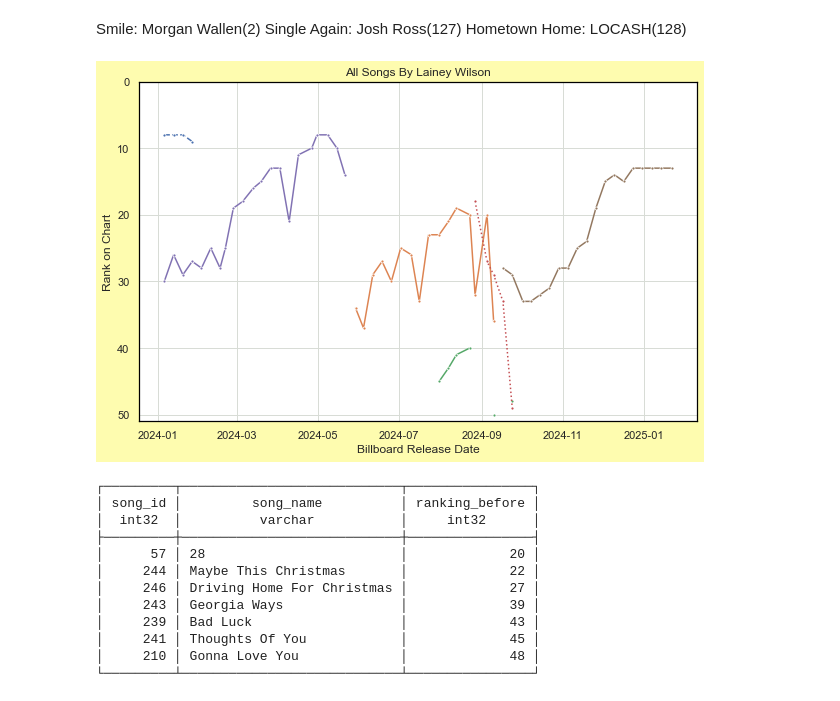
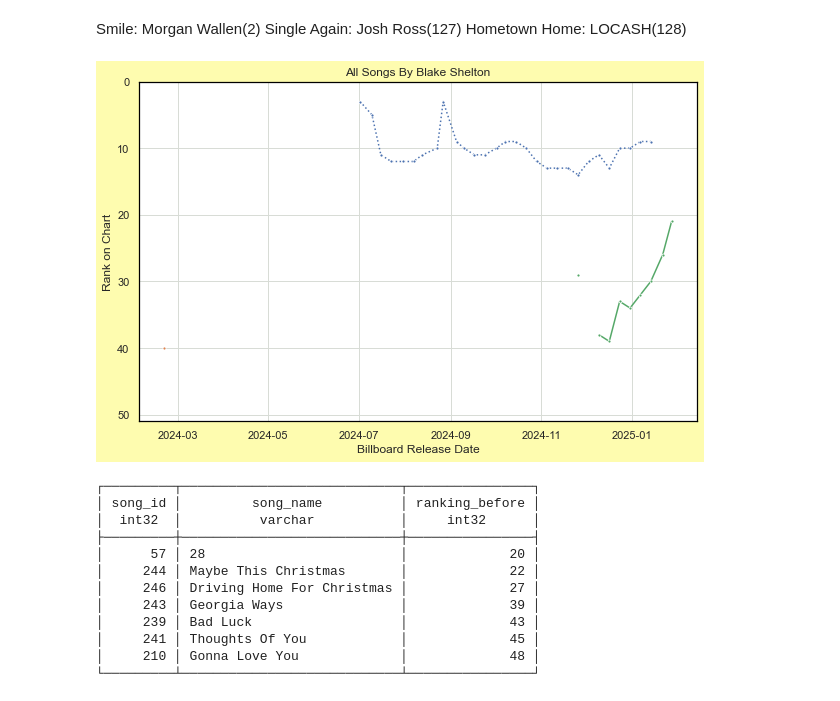
Before and after one commit to jwmanahan/billboard, a Jupyter notebook: add_new_week.ipynb, the cells around one changed output. Saved outputs shown, nothing was run; the diff lists cells and outputs as text; code cells hidden in the pictures.

```diff
--- a/add_new_week.ipynb
+++ b/add_new_week.ipynb
@@ -765,7 +801,7 @@ Hometown Home: LOCASH(128)
 # %%
 # For now, manual artist name selection
 # TODO: Create charts for every artist on this week's chart at once
-artist_name = 'Lainey Wilson'
+artist_name = 'Blake Shelton'
 
 df_weeks_this_artist = df_weeks_for_artist.query(
     f"artist_name == '{artist_name}'"
@@ -776,34 +812,34 @@ df_weeks_this_artist = df_weeks_for_artist.query(
 #     this_artist_id = input("Please input artist ID for differentiation")
 #     df_weeks_this_artist[
 #         df_weeks_this_artist[artist_id] == this_artist_id
 #     ]
 
 for _, row in df_weeks_this_artist.pivot( # TODO no pivot to support legend in char 'song_name'
     index = 'song_id'
     , columns = 'billboard_observation_date' #TODO: weeks ago
     , values = 'billboard_rank'
 ).fillna(
     np.inf # suppresses only if a different song is on the chart that week
 ).iterrows():
     graph = sns.lineplot(
         data = row
         , linestyle = credit_type_to_linestyle[
             df_weeks_this_artist[
                 df_weeks_this_artist['song_id'] == row.name
             ].groupby('relationship_type').count().iloc[0].name
         ]
         , marker = '.'
     )
 
 graph.set(
     title = f'All Songs By {artist_name}'
     , xlabel = 'Billboard Release Date' # Really observation date (for now)
     , ylabel = 'Rank on Chart'
     , ylim = [0, 51]
 )
 graph.axes.invert_yaxis()
 # %% [output]
-[figure, old version]
+[figure, new version]
 # %%
 # TODO: Set comparison_observation_date as num weeks back, not specific date
 current_observation_date = billboard_observation_date
```
Also changed, not shown: parts of 28 cells of this notebook, 5 other files.
